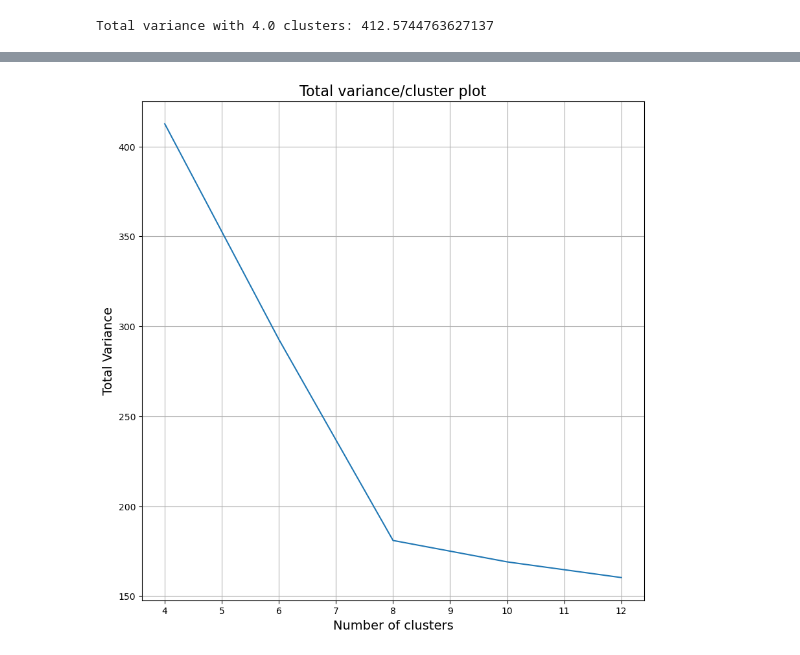
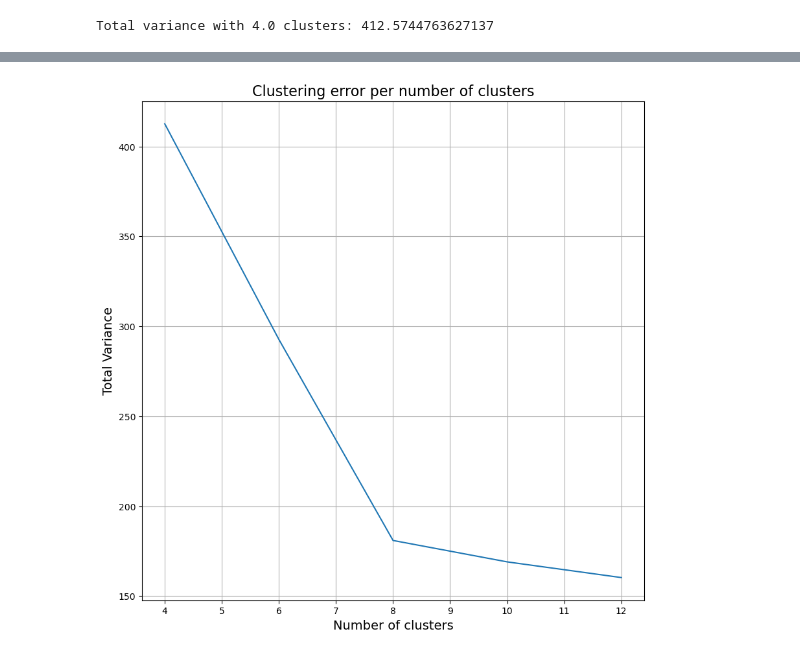
Before and after one commit to stefanosGerschKoutsogiannis/Computational-Intelligence-Assignments, a Jupyter notebook: Clustering-Data-Analysis.ipynb, the cells around one changed output, grey strips where cells are left out. Cells and saved outputs as stored; diff of their text form; code cells hidden in the pictures.

```diff
--- a/Clustering-Data-Analysis.ipynb
+++ b/Clustering-Data-Analysis.ipynb
@@ -60,11 +63,12 @@ print(f"Total variance with {variance_data[4][0]} clusters: {variance_data[4][1]
 # %%
 plt.figure(figsize=(10,10))
 plt.plot(variance_data[:,0], variance_data[:,1])
 
-plt.title("Total variance/cluster plot", fontsize=16)
+plt.title("Clustering error per number of clusters", fontsize=16)
 plt.xlabel('Number of clusters', fontsize=14)
 plt.ylabel('Total Variance', fontsize=14)
 plt.grid(True)
+plt.savefig("output/clustering/plots/clustering_error")
 plt.show()
 # %% [output]
-[figure, old version]
+[figure, new version]
```
Also changed, not shown: parts of 6 cells of this notebook, 18 other files.
